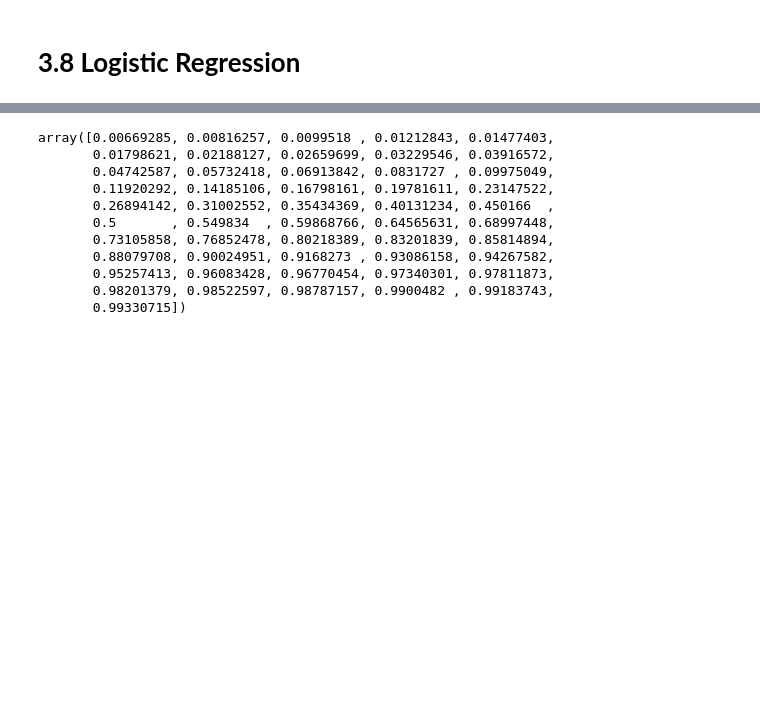
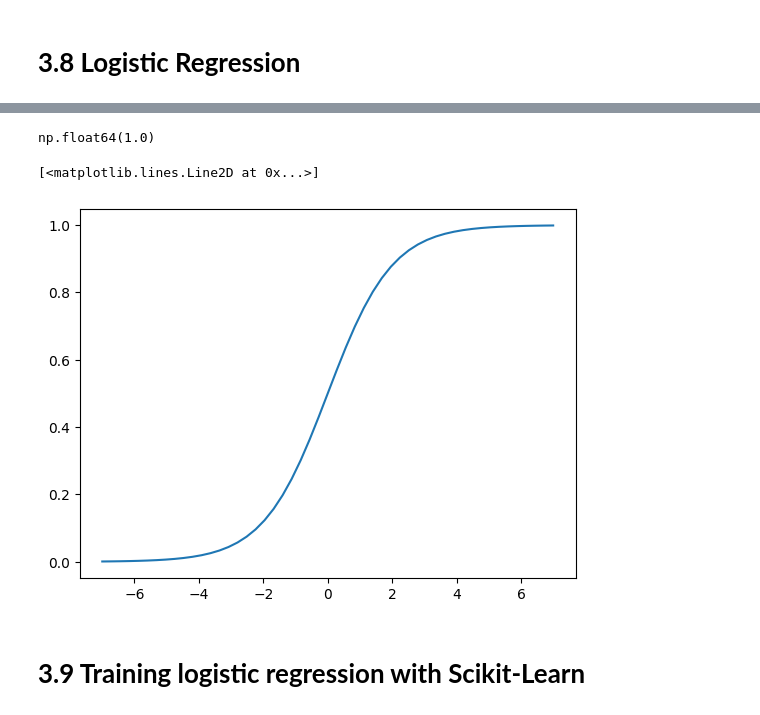
Before and after one commit to Elhamkhorasani/MLZoomCamp, a Jupyter notebook: ML_ZoomCamp_Projects/Churn Prediction_Project.ipynb, the cells around one changed output, grey strips where cells are left out. Drawn from its saved outputs; the diff is of its cells as text; code cells hidden in the pictures; blank space fills up the shorter version.

```diff
--- a/ML_ZoomCamp_Projects/Churn Prediction_Project.ipynb
+++ b/ML_ZoomCamp_Projects/Churn Prediction_Project.ipynb
@@ -797,6 +828,6 @@ df_val.shape
 def sigmoid(z):
      return 1/ (1+np.exp(-z))
 # %%
-z = np.linspace(-5, 5, 51)
+z = np.linspace(-7, 7, 51)
 z
 # %% [output]
@@ -808,14 +847,9 @@ array([-5. , -4.8, -4.6, -4.4, -4.2, -4. , -3.8, -3.6, -3.4, -3.2, -3. ,
 # %%
-sigmoid(z)
+sigmoid(100000)
 # %% [output]
-array([0.00669285, 0.00816257, 0.0099518 , 0.01212843, 0.01477403,
-       0.01798621, 0.02188127, 0.02659699, 0.03229546, 0.03916572,
-       0.04742587, 0.05732418, 0.06913842, 0.0831727 , 0.09975049,
-       0.11920292, 0.14185106, 0.16798161, 0.19781611, 0.23147522,
-       0.26894142, 0.31002552, 0.35434369, 0.40131234, 0.450166  ,
-       0.5       , 0.549834  , 0.59868766, 0.64565631, 0.68997448,
-       0.73105858, 0.76852478, 0.80218389, 0.83201839, 0.85814894,
-       0.88079708, 0.90024951, 0.9168273 , 0.93086158, 0.94267582,
-       0.95257413, 0.96083428, 0.96770454, 0.97340301, 0.97811873,
-       0.98201379, 0.98522597, 0.98787157, 0.9900482 , 0.99183743,
-       0.99330715])
+np.float64(1.0)
+# %%
+plt.plot(z, sigmoid(z))
+# %% [output]
+[<matplotlib.lines.Line2D at 0x...>]
+[figure, added]
@@ -821,0 +873,2 @@ array([0.00669285, 0.00816257, 0.0099518 , 0.01212843, 0.01477403,
+# %% [markdown]
+# **3.9 Training logistic regression with Scikit-Learn**
```
Also changed, not shown: parts of 137 cells of this notebook.
